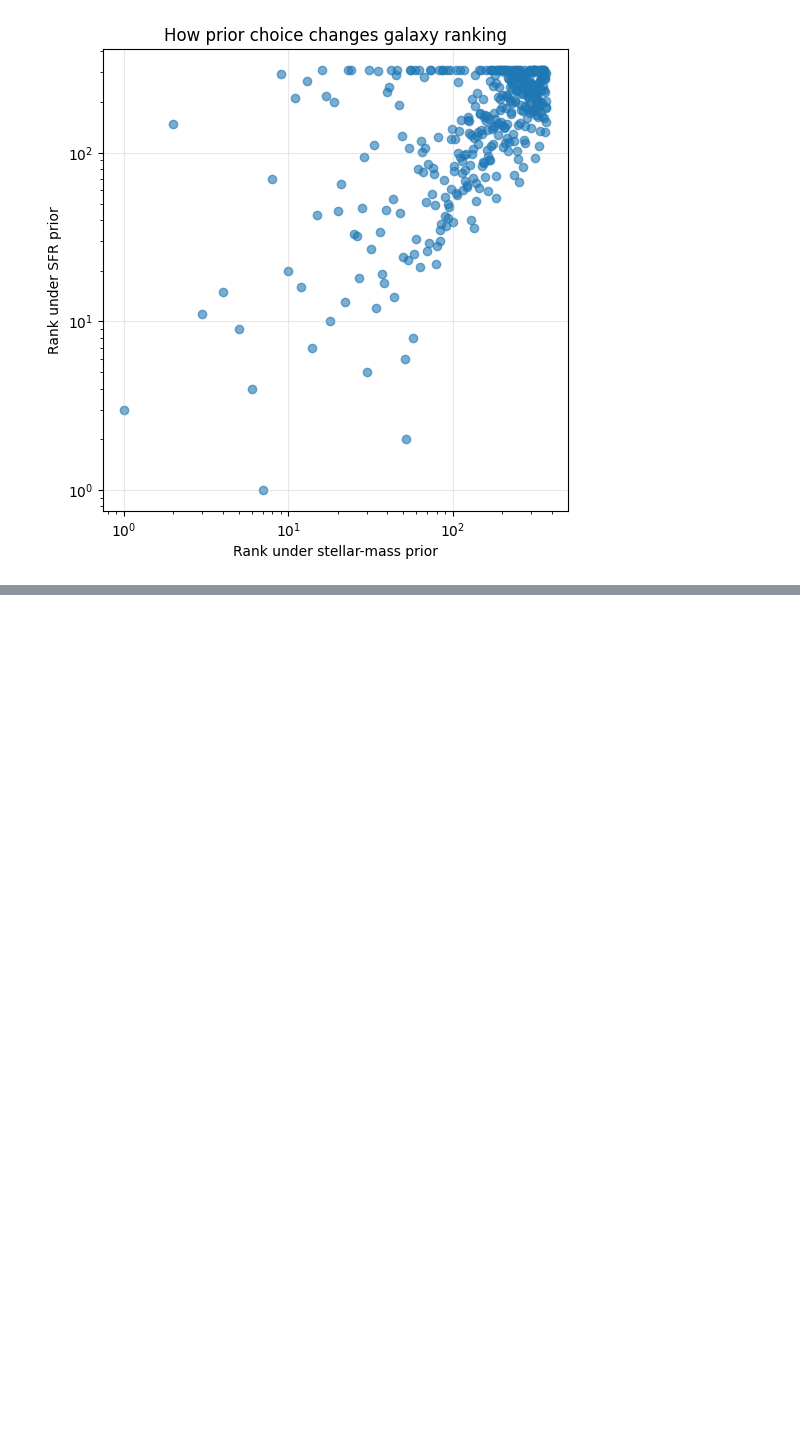
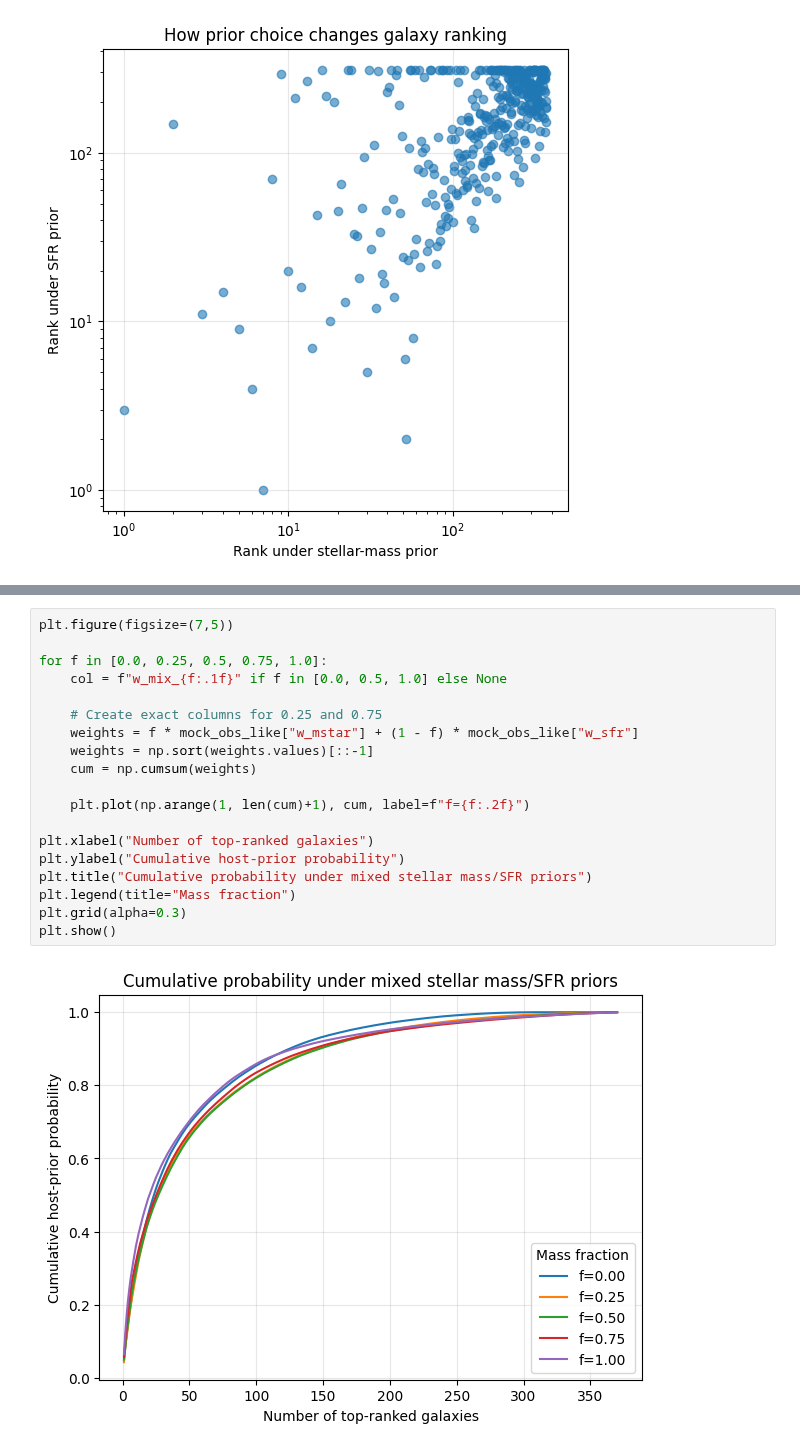
Before and after one commit to saatour/GW170817, a Jupyter notebook: 260427_Bayesian_Test_EAGLE_data.ipynb, the cells around one changed output, grey strips where cells are left out. Cells and saved outputs as stored; diff of their text form; blank space fills up the shorter version.

```diff
--- a/260427_Bayesian_Test_EAGLE_data.ipynb
+++ b/260427_Bayesian_Test_EAGLE_data.ipynb
@@ -757,0 +845,21 @@ display(summary_df)
+# %%
+plt.figure(figsize=(7,5))
+
+for f in [0.0, 0.25, 0.5, 0.75, 1.0]:
+    col = f"w_mix_{f:.1f}" if f in [0.0, 0.5, 1.0] else None
+
+    # Create exact columns for 0.25 and 0.75
+    weights = f * mock_obs_like["w_mstar"] + (1 - f) * mock_obs_like["w_sfr"]
+    weights = np.sort(weights.values)[::-1]
+    cum = np.cumsum(weights)
+
+    plt.plot(np.arange(1, len(cum)+1), cum, label=f"f={f:.2f}")
+
+plt.xlabel("Number of top-ranked galaxies")
+plt.ylabel("Cumulative host-prior probability")
+plt.title("Cumulative probability under mixed stellar mass/SFR priors")
+plt.legend(title="Mass fraction")
+plt.grid(alpha=0.3)
+plt.show()
+# %% [output]
+[figure, added]
```
Also changed, not shown: parts of 12 cells of this notebook.
